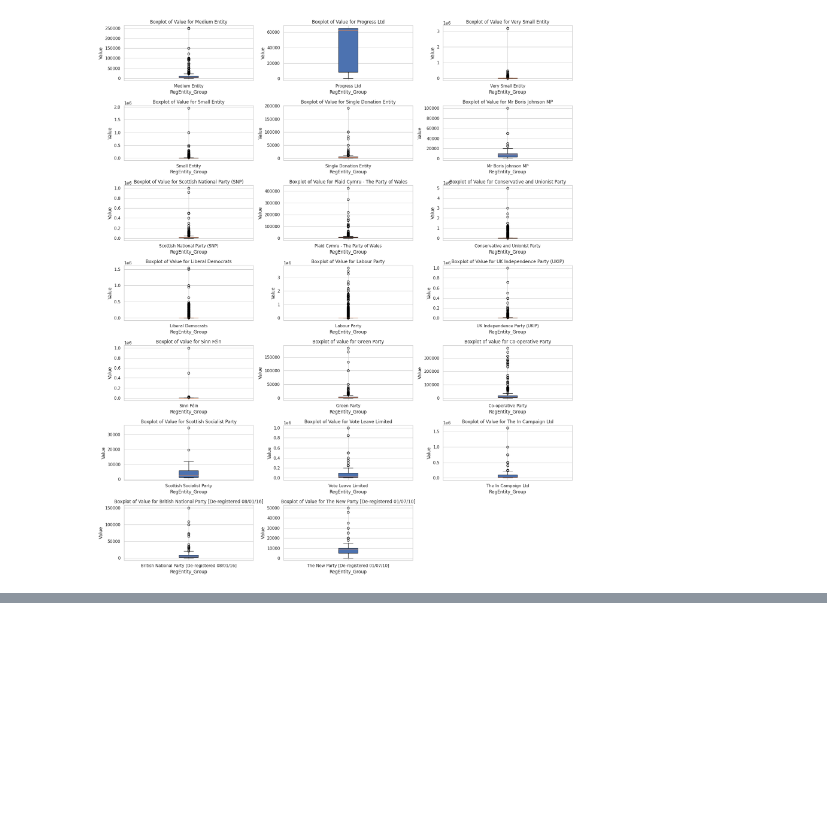
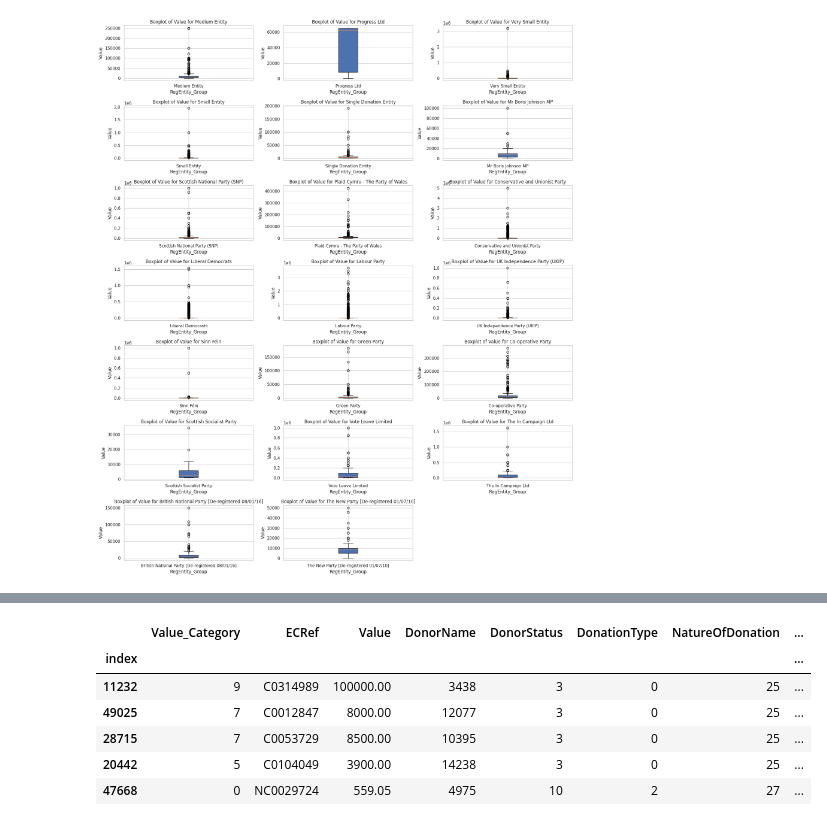
Before and after one commit to Hysnap/PoliticalDonations_Repository, a Jupyter notebook: jupyter_notebooks/DataManipulationTrial.ipynb, the cells around one changed output, grey strips where cells are left out. Cells and saved outputs as stored; diff of their text form; code cells hidden in the pictures; blank space fills up the shorter version.

```diff
--- a/jupyter_notebooks/DataManipulationTrial.ipynb
+++ b/jupyter_notebooks/DataManipulationTrial.ipynb
@@ -794,0 +922,14 @@ tf.lambda_dict_
+# %%
+X_train, X_test, y_train, y_test =  train_test_split(
+            df,
+            df['RegEntity_Group'], test_size=0.3, random_state=0)
+
+X_train.head()
+# %% [output]
+|  | Value_Category | ECRef | Value | DonorName | DonorStatus | DonationType | NatureOfDonation | ... |
+| index |  |  |  |  |  |  |  | ... |
+| 11232 | 9 | C0314989 | 100000.00 | 3438 | 3 | 0 | 25 | ... |
+| 49025 | 7 | C0012847 | 8000.00 | 12077 | 3 | 0 | 25 | ... |
+| 28715 | 7 | C0053729 | 8500.00 | 10395 | 3 | 0 | 25 | ... |
+| 20442 | 5 | C0104049 | 3900.00 | 14238 | 3 | 0 | 25 | ... |
+| 47668 | 0 | NC0029724 | 559.05 | 4975 | 10 | 2 | 27 | ... |
```
Also changed, not shown: parts of 11 cells of this notebook.
